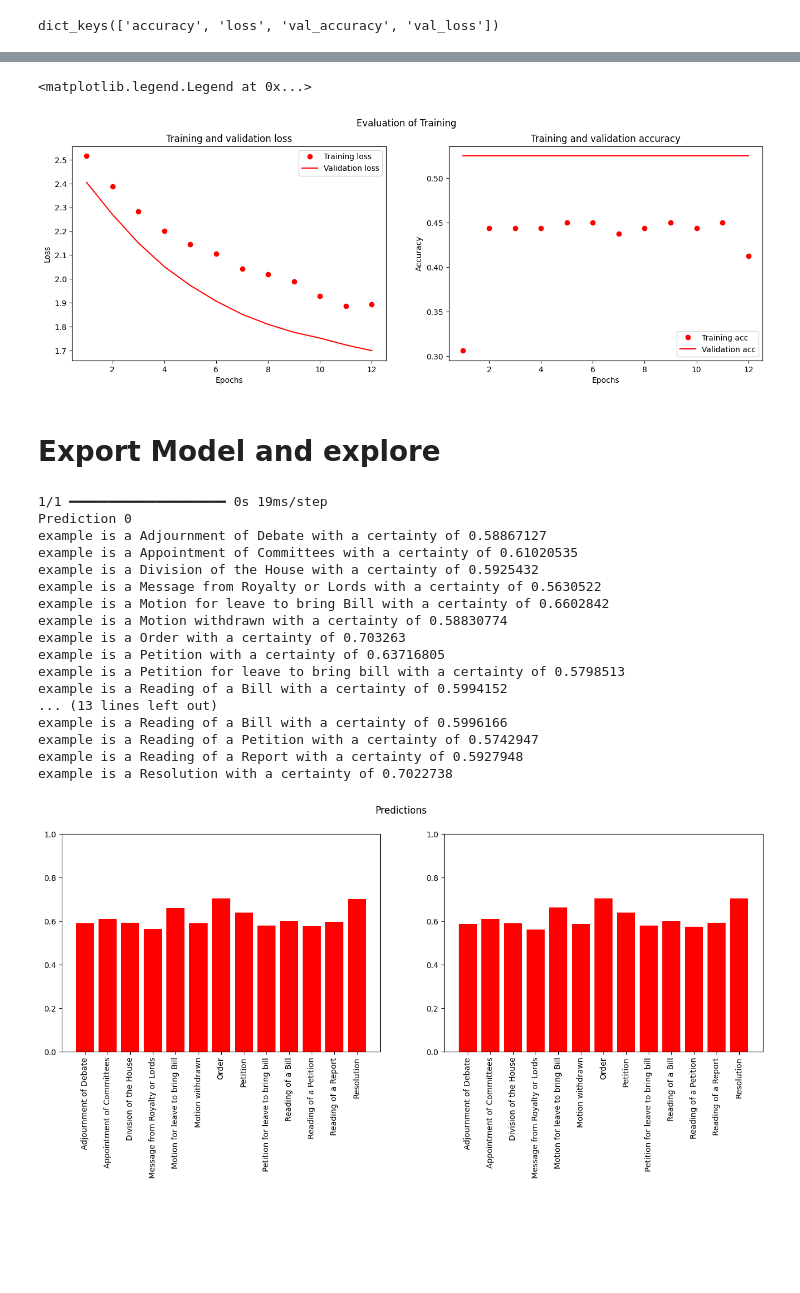
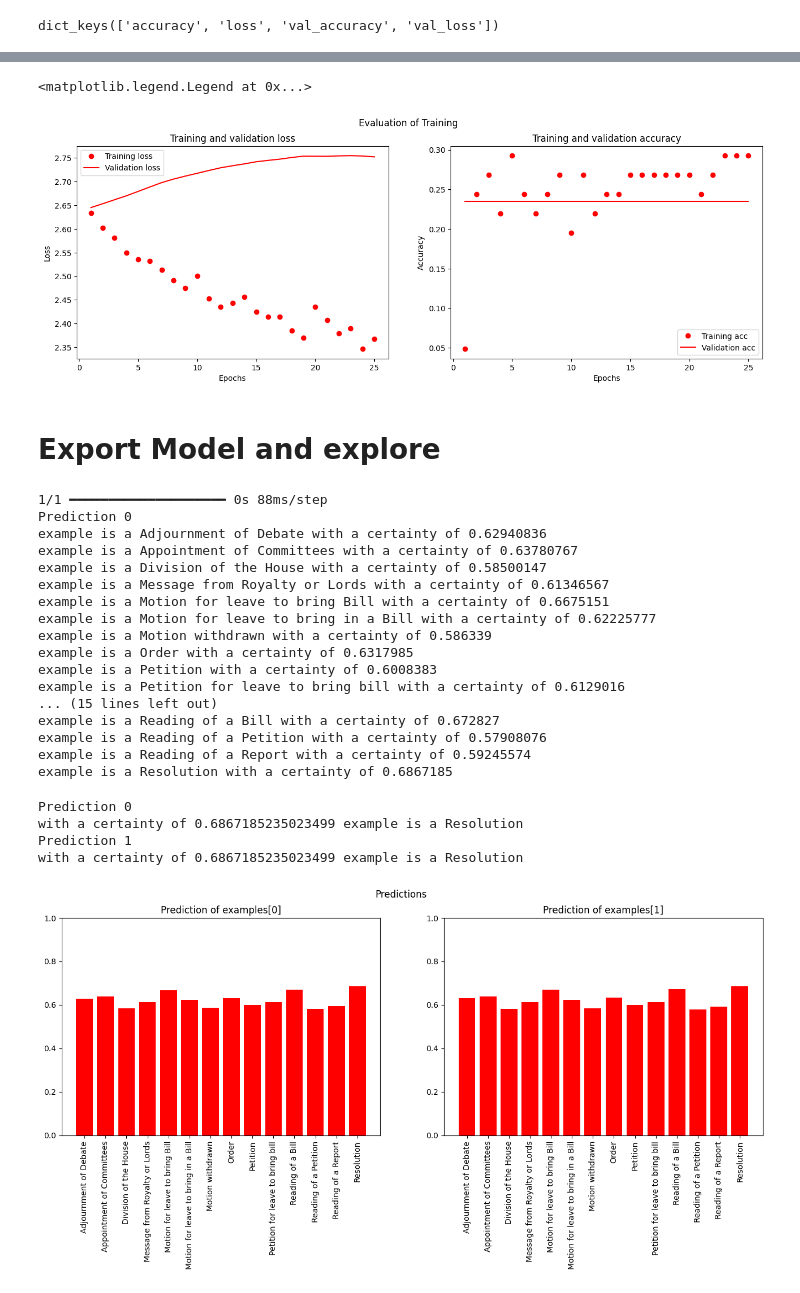
Before and after one commit to sebastian-fath/dh-parlproc, a Jupyter notebook: exploration.ipynb, the cells around one changed output, grey strips where cells are left out. Saved outputs shown, nothing was run; the diff lists cells and outputs as text; code cells hidden in the pictures; blank space fills up the shorter version.

```diff
--- a/exploration.ipynb
+++ b/exploration.ipynb
@@ -124,6 +102,6 @@ Name: 199, dtype: object
 next, we load this data into a usable dataset by using `tf.keras.utils.text_dataset_from_directory`
 # %%
 seed = 101
-tf_train_data = tf.keras.utils.text_dataset_from_directory("data/dataset", batch_size=32, validation_split=0.2, subset='training', seed=seed)
-tf_val_data = tf.keras.utils.text_dataset_from_directory("data/dataset", batch_size=32, validation_split=0.2, subset='validation', seed=seed)
+tf_train_data = tf.keras.utils.text_dataset_from_directory("data/dataset", batch_size=32, validation_split=0.3, subset='training', seed=seed)
+tf_val_data = tf.keras.utils.text_dataset_from_directory("data/dataset", batch_size=32, validation_split=0.3, subset='validation', seed=seed)
 # %% [output]
@@ -242,5 +216,5 @@ test_data = tf_train_data.map(vectorize_text)
 # %%
-model_init = model_t.init_model(output_amount=len(class_names))
+model_init = model_t.init_model(output_amount=len(class_names)+1)
 
 model_init.summary()
 # %% [output]
@@ -263,7 +237,7 @@ Model: "sequential"
  Trainable params: 0 (0.00 B)
  Non-trainable params: 0 (0.00 B)
 # %%
-model, history = model_t.train_model(model_init, train_data, val_data, epochs=12)
+model, history = model_t.train_model(model_init, train_data, val_data, epochs=25)
 
 model.summary()
 # %% [output]
@@ -363,15 +337,27 @@ axs[1].set_ylabel('Accuracy')
 axs[1].legend(loc='lower right')
 # %% [output]
 <matplotlib.legend.Legend at 0x...>
-[figure, old version]
+[figure, new version]
 # %% [markdown]
 # Export Model and explore
 # %%
 final_model = model_t.add_vec_to_model(model, vectorize_layer)
 
 examples = tf.constant([
-    "Ordered, That no Bills, other than Government Bills, be introduced in anticipation of the Ballot, and that all Members who desire to ballot, whether for Bills or for Motions for Wednesdays the 30th November, 7th, 14th, and 21st December, do hand in their names at the Table during the Sitting of the House on Tuesday 22nd November or Wednesday 23rd November; and that a copy of the notice of such Bill or Motion be handed in at the latest during the Sitting of the House on Thursday the 24th November. ",
-    "Colonel Sir Walter Smiles, supported by Colonel Sir Kenyan, Vaughan-Morgan, Captain Bill Elliston, Mr. Rosbotham, Mr. Richard Russell, Sir Walter Greaves-Lord, Miss Horsbrugh, Mr. Buchan, Mr. Alexander Ramsay, and Mr. Cocks, presented a Bill to provide for the licensing of Dog-racing courses: And the same was ordered to be read a second time upon Friday next; and to be printed"
+    """Ordered, That no Bills, other than Government Bills,
+    be introduced in anticipation of the Ballot, and that all
+    Members who desire to ballot, whether for Bills or for Motions for
+    Wednesdays the 30th November, 7th, 14th, and 21st December, do hand in
+    their names at the Table during the Sitting of the House on Tuesday
+    22nd November or Wednesday 23rd November; and that a copy of the notice
+    of such Bill or Motion be handed in at the latest during the Sitting of
+    the House on Thursday the 24th November. """,
+    """Colonel Sir Walter Smiles, supported by Colonel Sir Kenyan,
+    Vaughan-Morgan, Captain Bill Elliston, Mr. Rosbotham, Mr. Richard
+    Russell, Sir Walter Greaves-Lord, Miss Horsbrugh, Mr. Buchan, Mr.
+    Alexander Ramsay, and Mr. Cocks, presented a Bill to provide for the
+    licensing of Dog-racing courses: And the same was ordered to be read a
+    second time upon Friday next; and to be printed"""
 ])
 # %%
 predictions = final_model.predict(examples)
@@ -381,30 +367,45 @@ for i, prediction in enumerate(predictions):
     for i, p in enumerate(prediction):
         print("example is a", tf_train_data.class_names[i], "with a certainty of", p)
 # %% [output]
-1/1 ━━━━━━━━━━━━━━━━━━━━ 0s 19ms/step
+1/1 ━━━━━━━━━━━━━━━━━━━━ 0s 88ms/step
 Prediction 0
-example is a Adjournment of Debate with a certainty of 0.58867127
-example is a Appointment of Committees with a certainty of 0.61020535
-example is a Division of the House with a certainty of 0.5925432
-example is a Message from Royalty or Lords with a certainty of 0.5630522
-example is a Motion for leave to bring Bill with a certainty of 0.6602842
-example is a Motion withdrawn with a certainty of 0.58830774
-example is a Order with a certainty of 0.703263
-example is a Petition with a certainty of 0.63716805
-example is a Petition for leave to bring bill with a certainty of 0.5798513
-example is a Reading of a Bill with a certainty of 0.5994152
-... (13 lines left out)
-example is a Reading of a Bill with a certainty of 0.5996166
-example is a Reading of a Petition with a certainty of 0.5742947
-example is a Reading of a Report with a certainty of 0.5927948
-example is a Resolution with a certainty of 0.7022738
+example is a Adjournment of Debate with a certainty of 0.62940836
+example is a Appointment of Committees with a certainty of 0.63780767
+example is a Division of the House with a certainty of 0.58500147
+example is a Message from Royalty or Lords with a certainty of 0.61346567
+example is a Motion for leave to bring Bill with a certainty of 0.6675151
+example is a Motion for leave to bring in a Bill with a certainty of 0.62225777
+example is a Motion withdrawn with a certainty of 0.586339
+example is a Order with a certainty of 0.6317985
+example is a Petition with a certainty of 0.6008383
+example is a Petition for leave to bring bill with a certainty of 0.6129016
+... (15 lines left out)
+example is a Reading of a Bill with a certainty of 0.672827
+example is a Reading of a Petition with a certainty of 0.57908076
+example is a Reading of a Report with a certainty of 0.59245574
+example is a Resolution with a certainty of 0.6867185
 # %%
+for index, predicition in enumerate(predictions):
+    print(f"Prediction {index}")
+    max_i = 0
+    max_p = 0.0
+    for i, p in enumerate(prediction):
+        if p > max_p:
+            max_p = p
+            max_i = i
+    print(f"with a certainty of {max_p} example is a {tf_train_data.class_names[max_i]}")
+
 fig, axs = plt.subplots(1, len(predictions))
 fig.set_size_inches(16, 5)
 fig.suptitle("Predictions")
 for index, prediction in enumerate(predictions):
     axs[index].bar(tf_train_data.class_names, prediction, color='red')
+    axs[index].set_title(f"Prediction of examples[{index}]")
     axs[index].set(ylim=(0,1))
     axs[index].tick_params(axis='x', labelrotation=90)
 # %% [output]
+Prediction 0
+with a certainty of 0.6867185235023499 example is a Resolution
+Prediction 1
+with a certainty of 0.6867185235023499 example is a Resolution
-[figure, old version]
+[figure, new version]
```
Also changed, not shown: parts of 20 cells of this notebook, 18 other files.
